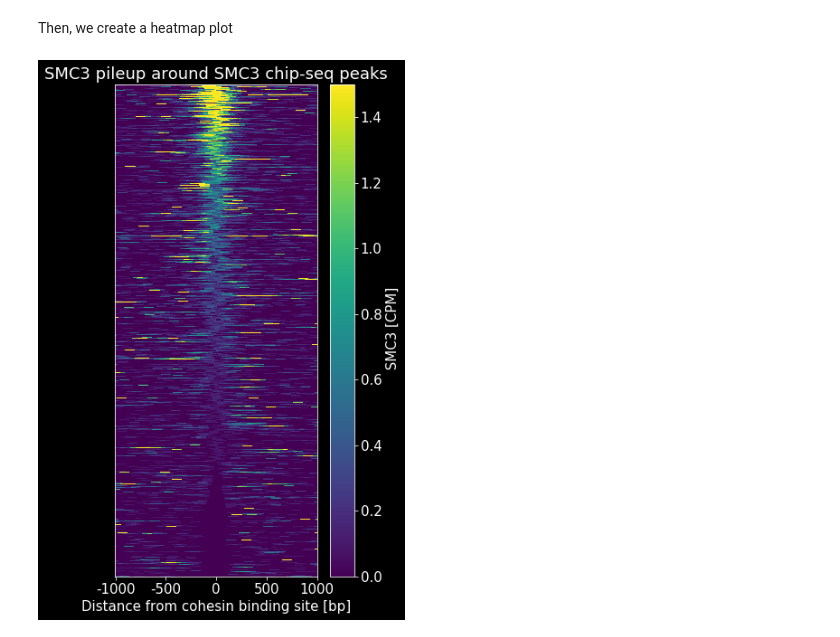
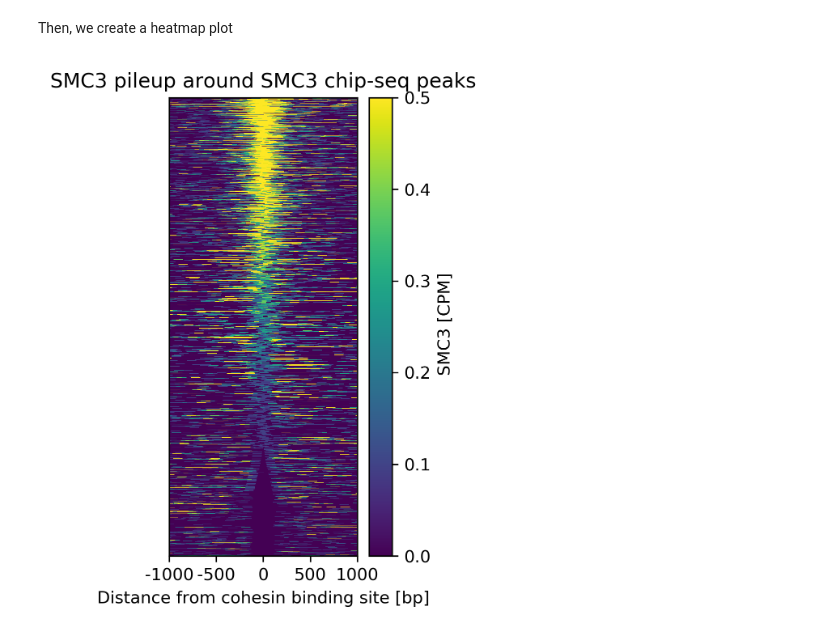
Before and after one commit to Mittmich/Sequencing_data_lesson_1, a Jupyter notebook: Example2_SMC3_pileup.ipynb, the cells around one changed output. Saved outputs shown, nothing was run; the diff lists cells and outputs as text; code cells hidden in the pictures.

Commit message:
Made plots nicer

```diff
--- a/Example2_SMC3_pileup.ipynb
+++ b/Example2_SMC3_pileup.ipynb
@@ -9,7 +9,8 @@ import os
 # %% [markdown]
 Define matplotlib plotting paramters
 # %%
-matplotlib.rcParams.update({'font.size': 15})
+matplotlib.rcParams.update({'font.size': 10})
+matplotlib.rcParams['figure.dpi'] = 300
 # %% [markdown]
 Change Working directory to the directory where the files are
 # %%
@@ -169,15 +175,15 @@ heatmapSorted
 Then, we create a heatmap plot
 # %%
 f, ax = plt.subplots()
-image = ax.imshow(heatmapSorted.values, vmin=0, vmax=1.5, aspect="auto", interpolation="nearest")
+image = ax.imshow(heatmapSorted.values, vmin=0, vmax=0.5, aspect="auto", interpolation="nearest")
 ax.set(xlabel="Distance from cohesin binding site [bp]", ylabel="")
 locs, labels = plt.xticks()
-plt.xticks(locs[1:], np.arange(-1000,1500, 500))
+plt.xticks([0, 500, 1000, 1500, 2000], np.arange(-1000,1500, 500))
 cbar = f.colorbar(image)
 cbar.set_label(label=" SMC3 [CPM]")
 ax.yaxis.set_major_locator(plt.NullLocator())
 ax.set_title("SMC3 pileup around SMC3 chip-seq peaks")
-f.set_size_inches(5, 10)
+f.set_size_inches(2.5, 5)
 plt.show()
 # %% [output]
-[figure, old version]
+[figure, new version]
```
Also changed, not shown: parts of 3 cells of this notebook, 1 other file.
